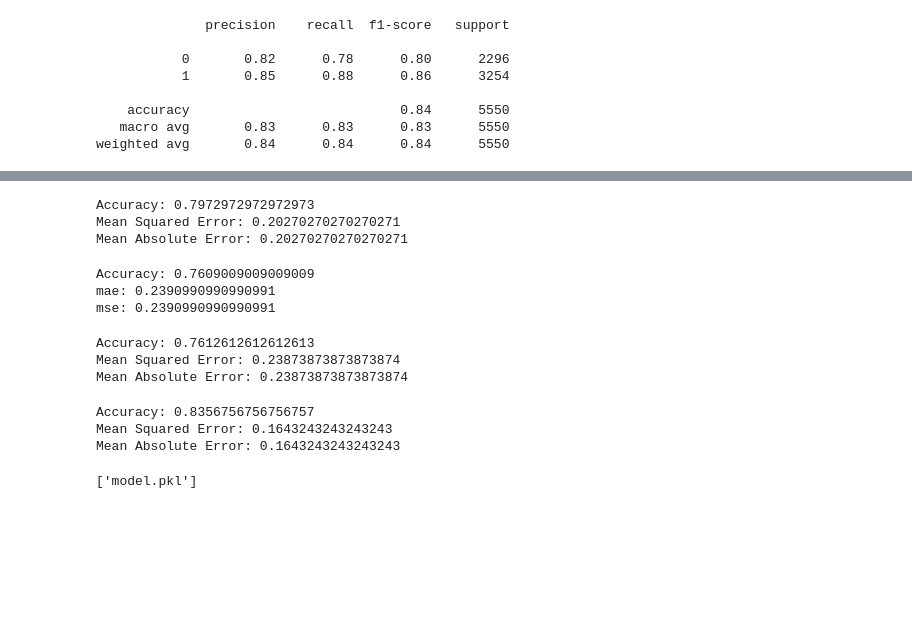
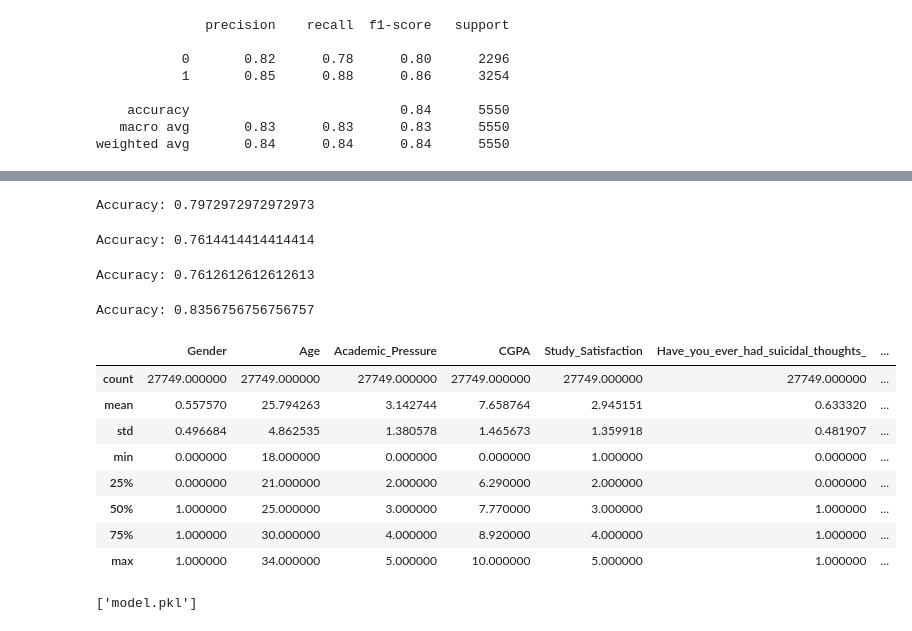
Before and after one commit to aslam0312/machinelearning-, a Jupyter notebook: depression.ipynb, the cells around one changed output, grey strips where cells are left out. Cells and saved outputs as stored; diff of their text form; code cells hidden in the pictures; blank space fills up the shorter version.

```diff
--- a/depression.ipynb
+++ b/depression.ipynb
@@ -303,6 +327,6 @@ df.sample(3)
 # %%
 # doing one hot encoding for the categorical variables
-df = pd.get_dummies(df, columns=['City', 'Degree', 'Sleep Duration', 'Dietary Habits'])
+df = pd.get_dummies(df, columns=['City', 'Degree', 'Sleep_Duration', 'Dietary_Habits'])
 # %%
 df.shape
 # %% [output]
@@ -329,8 +353,8 @@ dtypes: bool(40), float64(6), int64(1), object(3)
 memory usage: 3.4+ MB
 # %%
 # mental illness,sucidial thoughts, and gender are objects but only got 2 answers but in string  so we can convert them to binary
-df['Family History of Mental Illness'] = df['Family History of Mental Illness'].map({'Yes': 1, 'No': 0})
-df['Have you ever had suicidal thoughts ?'] = df['Have you ever had suicidal thoughts ?'].map({'Yes': 1, 'No': 0})
+df['Family_History_of_Mental_Illness'] = df['Family_History_of_Mental_Illness'].map({'Yes': 1, 'No': 0})
+df['Have_you_ever_had_suicidal_thoughts_'] = df['Have_you_ever_had_suicidal_thoughts_'].map({'Yes': 1, 'No': 0})
 df['Gender']=df['Gender'].map({'Male':1 , 'Female':0})
 # %%
 # split data into X and y
@@ -338,0 +383,6 @@ y=df['Depression']
+# %%
+# to make reading the columns easier in streamlit
+df.columns = df.columns.str.replace(' ', '_')
+
+
+df.columns
@@ -338,0 +427,5 @@ y=df['Depression']
+# %%
+# change the column work/study hours to work_study_hours
+df = df.rename(columns={'Work/Study_Hours': 'Work_Study_Hours'})
+
+X=X.rename(columns={'Work/Study_Hours': 'Work_Study_Hours'})
@@ -416,20 +526,8 @@ KNN.fit(X_train, y_train)
 y_pred_KNN=KNN.predict(X_test)
 accuracy=accuracy_score(y_test, y_pred_KNN)
 print('Accuracy:', accuracy)
-
-# mse
-from sklearn.metrics import mean_squared_error
-mse_KNN=mean_squared_error(y_test, y_pred_KNN)
-print('Mean Squared Error:', mse_KNN)
-
-# mae
-from sklearn.metrics import mean_absolute_error
-mae_KNN=mean_absolute_error(y_test, y_pred_KNN)
-print('Mean Absolute Error:', mae_KNN)
 # %% [output]
 Accuracy: 0.7972972972972973
-Mean Squared Error: 0.20270270270270271
-Mean Absolute Error: 0.20270270270270271
 # %%
 # decision tree classifier
 from sklearn.tree import DecisionTreeClassifier
@@ -440,20 +538,8 @@ DTC.fit(X_train, y_train)
 y_pred_DTC=DTC.predict(X_test)
 accuracy=accuracy_score(y_test, y_pred_DTC)
 print('Accuracy:', accuracy)
-
-# mae
-from sklearn.metrics import mean_absolute_error
-mae=mean_absolute_error(y_test, y_pred_DTC)
-print('mae:',mae)
-
-# mse
-from sklearn.metrics import mean_squared_error
-mse=mean_squared_error(y_test, y_pred_DTC)
-print('mse:',mse)
 # %% [output]
-Accuracy: 0.7609009009009009
-mae: 0.2390990990990991
-mse: 0.2390990990990991
+Accuracy: 0.7614414414414414
 # %%
 # guassian naive bayes
 from sklearn.naive_bayes import GaussianNB
@@ -465,20 +551,8 @@ y_pred_GNB=GNB.predict(X_test)
 
 accuracy=accuracy_score(y_test, y_pred_GNB)
 print('Accuracy:', accuracy)
-
-# mse
-from sklearn.metrics import mean_squared_error
-mse_GNB=mean_squared_error(y_test, y_pred_GNB)
-print('Mean Squared Error:', mse_GNB)
-
-# mae
-from sklearn.metrics import mean_absolute_error
-mae_GNB=mean_absolute_error(y_test, y_pred_GNB)
-print('Mean Absolute Error:', mae_GNB)
 # %% [output]
 Accuracy: 0.7612612612612613
-Mean Squared Error: 0.23873873873873874
-Mean Absolute Error: 0.23873873873873874
 # %%
 # svc
 from sklearn.svm import SVC
@@ -489,21 +563,20 @@ SVM.fit(X_train, y_train)
 y_pred_SVC=SVM.predict(X_test)
 accuracy=accuracy_score(y_test, y_pred_SVC)
 print('Accuracy:', accuracy)
-
-# mse
-from sklearn.metrics import mean_squared_error
-mse_SVC=mean_squared_error(y_test, y_pred_SVC)
-print('Mean Squared Error:', mse_SVC)
-
-
-# mae
-from sklearn.metrics import mean_absolute_error
-mae_SVC=mean_absolute_error(y_test, y_pred_SVC)
-print('Mean Absolute Error:', mae_SVC)
 # %% [output]
 Accuracy: 0.8356756756756757
-Mean Squared Error: 0.1643243243243243
-Mean Absolute Error: 0.1643243243243243
+# %%
+df.describe()
+# %% [output]
+|  | Gender | Age | Academic_Pressure | CGPA | Study_Satisfaction | Have_you_ever_had_suicidal_thoughts_ | ... |
+| count | 27749.000000 | 27749.000000 | 27749.000000 | 27749.000000 | 27749.000000 | 27749.000000 | ... |
+| mean | 0.557570 | 25.794263 | 3.142744 | 7.658764 | 2.945151 | 0.633320 | ... |
+| std | 0.496684 | 4.862535 | 1.380578 | 1.465673 | 1.359918 | 0.481907 | ... |
+| min | 0.000000 | 18.000000 | 0.000000 | 0.000000 | 1.000000 | 0.000000 | ... |
+| 25% | 0.000000 | 21.000000 | 2.000000 | 6.290000 | 2.000000 | 0.000000 | ... |
+| 50% | 1.000000 | 25.000000 | 3.000000 | 7.770000 | 3.000000 | 1.000000 | ... |
+| 75% | 1.000000 | 30.000000 | 4.000000 | 8.920000 | 4.000000 | 1.000000 | ... |
+| max | 1.000000 | 34.000000 | 5.000000 | 10.000000 | 5.000000 | 1.000000 | ... |
 # %%
 # dumping the model
 import joblib
```
Also changed, not shown: parts of 27 cells of this notebook, 2 other files.
